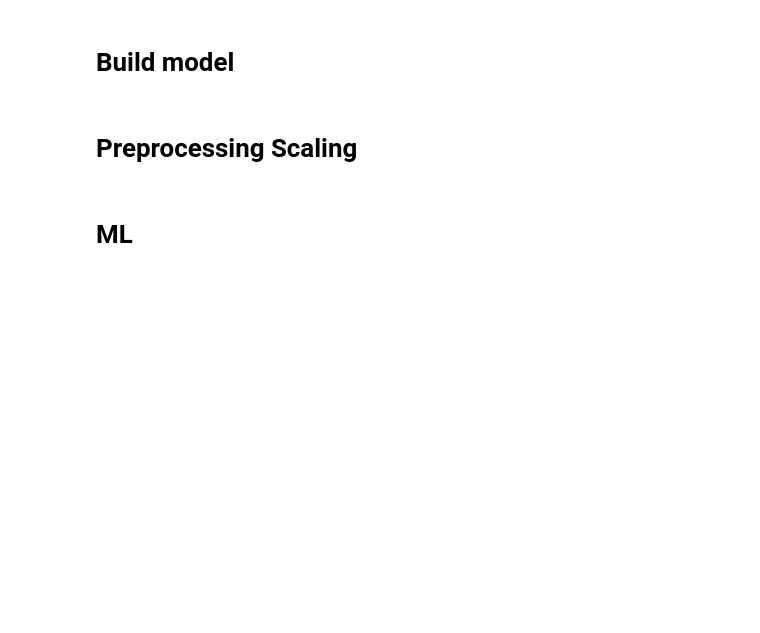
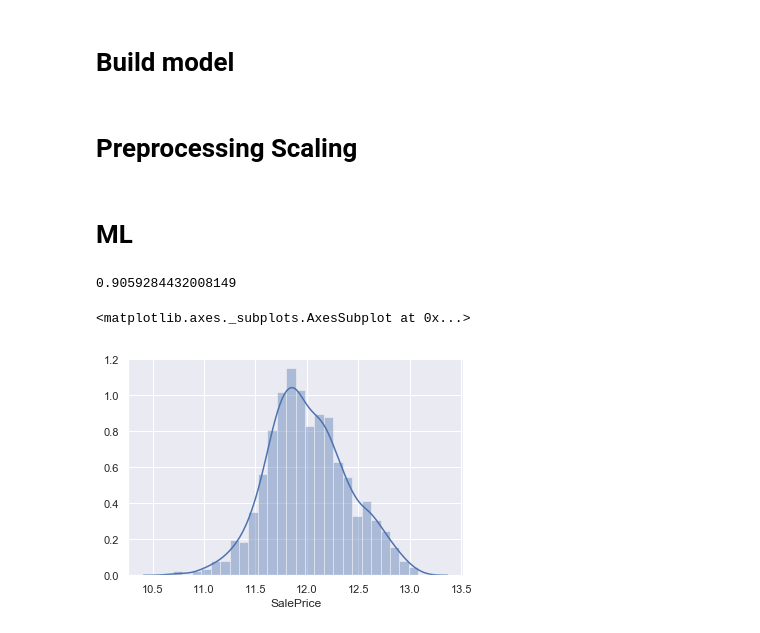
Before and after one commit to ePPilgrim/Python, a Jupyter notebook: ML/Kaggle/house_price/notebooks/preprocessing.ipynb, the cells around one changed output. Drawn from its saved outputs; the diff is of its cells as text; code cells hidden in the pictures; blank space fills up the shorter version.

```diff
--- a/ML/Kaggle/house_price/notebooks/preprocessing.ipynb
+++ b/ML/Kaggle/house_price/notebooks/preprocessing.ipynb
@@ -615,9 +240,12 @@ train_path = os.path.join(processed_data_path, 'train.csv')
 test_path = os.path.join(processed_data_path, 'test.csv')
 train_df = pd.read_csv(train_path)
 test_df = pd.read_csv(test_path)
+test_df = test_df.drop(labels = ['Unnamed: 0'],axis = 1)
+train_df = train_df.drop(labels = ['Id','Unnamed: 0'],axis = 1)
 # %%
 def linear_ml_solve(train_df, test_df, scaler, solver, q = 0.4, target = 'temp.csv'):
-    X = train_df.loc[:,train_df.columns != 'SalePrice'].as_matrix().astype('float')
+    collx = train_df.columns != 'SalePrice'
+    X = train_df.loc[:,collx ].as_matrix().astype('float')
     y = train_df['SalePrice'].ravel()
     X_train, X_test, y_train, y_test = train_test_split(X, y, test_size=q, random_state=0)
     X_train = scaler.fit_transform(X_train)
@@ -628,13 +256,16 @@ def linear_ml_solve(train_df, test_df, scaler, solver, q = 0.4, target = 'temp.c
     else:
         print("No test subsets!!!!")
     X = scaler.fit_transform(X)
+    ids = test_df['Id'].values
+    test_df = test_df.drop(labels = 'Id',axis = 1)
     XX = scaler.transform(test_df.as_matrix().astype('float'))
     solver.fit(X, y)
-    pred_y = solver.predict(XX).astype('int')
-    df_submission = pd.DataFrame({'Id': test_df['Id'].values, 'SalePrice' : pred_y} )
+    pred_y = solver.predict(XX).astype('float')
+    df_submission = pd.DataFrame({'Id': ids, 'SalePrice' : np.exp(pred_y) - 1.0} )
     submission_data_path = os.path.join(os.path.pardir,'data','external')
     submission_file_path = os.path.join(submission_data_path, target)
     df_submission.to_csv(submission_file_path, index=False)
+    return df_submission
 # %% [markdown]
 # Preprocessing Scaling
 # %%
@@ -659,13 +290,23 @@ solver1 = linear_model.RidgeCV(alphas = np.arange(0.001, 5, 0.001))
 solver2 = linear_model.LassoCV()
 solver3 = linear_model.ElasticNetCV(alphas = np.arange(0.001, 5, 0.001), max_iter = 20000 )
 solver4 = linear_model.BayesianRidge()
-solver5 = KernelRidge(alpha=1.0,kernel='polynomial')
-solver5_1 = GridSearchCV(KernelRidge(kernel='rbf', gamma=0.1), cv=5,
-                  param_grid={"alpha": [1e0, 0.1, 1e-2, 1e-3],
-                              "gamma": np.logspace(-2, 2, 5)})
 solver6 = linear_model.PassiveAggressiveRegressor(C = 10,tol = 0.00001, max_iter = 50000)
 solver7 = linear_model.HuberRegressor(max_iter=10000)
 solver8 = Pipeline([('poly', PolynomialFeatures(degree=2)),  ('linear', solver1)])
+
+param_grid = {
+    'alpha': [1e0,0.5, 0.1, 1e-2, 1e-3,1e-4,1e-5,1e-6],
+    'gamma': np.logspace(-4, 2, 14)
+}
+solver5_1 = GridSearchCV(KernelRidge(kernel = 'polynomial',degree = 80), cv=8, param_grid=param_grid)
+solver5_2 = GridSearchCV(KernelRidge(kernel = 'rbf'), cv=8, param_grid=param_grid)
 # %%
 
-linear_ml_solve(train_df, test_df, scaler5, solver5_1, 0.4,'03_KernelRidge_RBF.csv')
+subm = linear_ml_solve(train_df, test_df, scaler5, solver5_2, 0.4,'11_KernelRidge_RBF.csv')
+# %% [output]
+0.9059284432008149
+# %%
+sns.distplot(np.log1p(subm['SalePrice']))
+# %% [output]
+<matplotlib.axes._subplots.AxesSubplot at 0x...>
+[figure, added]
```
Also changed, not shown: parts of 30 cells of this notebook, 1 other file.
